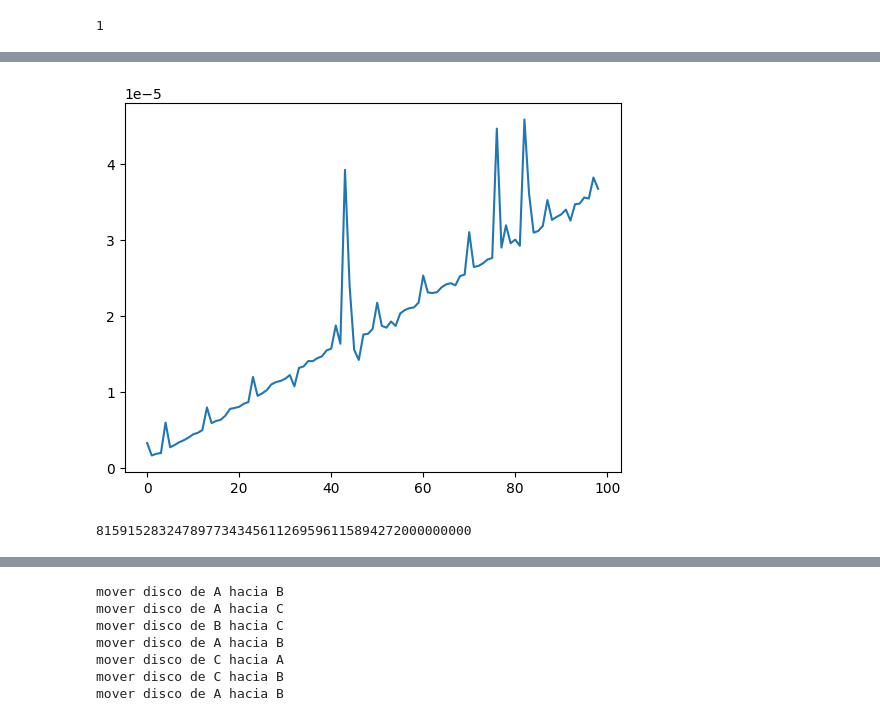
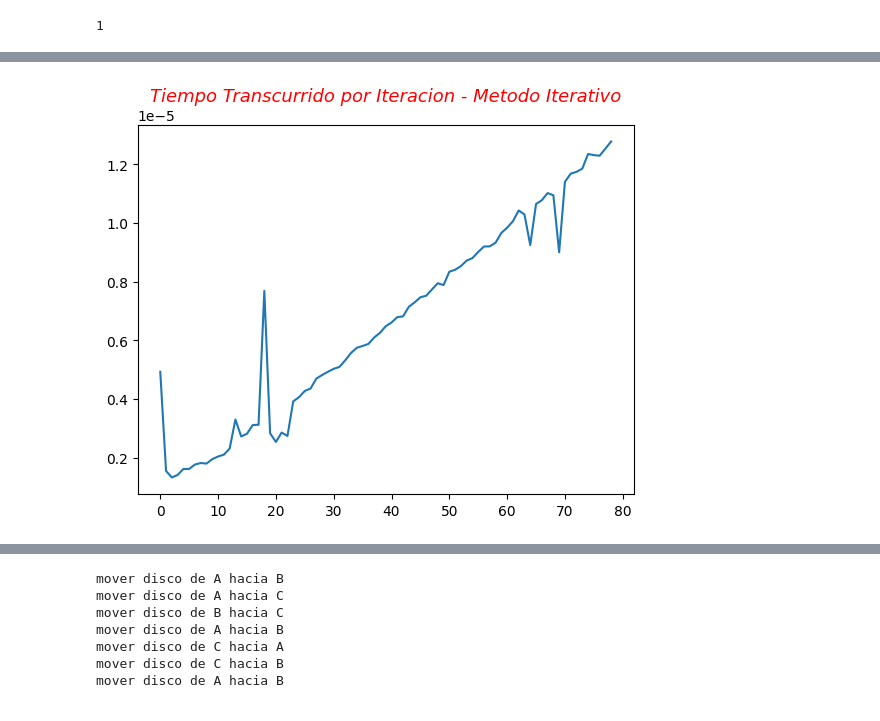
Before and after one commit to CeSaRLoPeZArTeAgA/Metodos_Computacionales-IMCA, a Jupyter notebook: Clase_Recursividad.ipynb, the cells around one changed output, grey strips where cells are left out. Drawn from its saved outputs; the diff is of its cells as text; code cells hidden in the pictures.

```diff
--- a/Clase_Recursividad.ipynb
+++ b/Clase_Recursividad.ipynb
@@ -59,7 +52,7 @@ fact_itera(40)
-# %%
-plt.plot(tiempos_recursivos)
-plt.show()
-fact_recur(40)
-# %% [output]
-[figure, removed]
-815915283247897734345611269596115894272000000000
+# %%
+'Ploteo de los tiempos usado - Iterativo'
+plt.plot(tiempos_iterativos)
+plt.title('Tiempo Transcurrido por Iteracion - Metodo Iterativo',fontsize=13,color="red",style="italic")
+plt.show()
+# %% [output]
+[figure, added]
```
Also changed, not shown: parts of 4 cells of this notebook.
